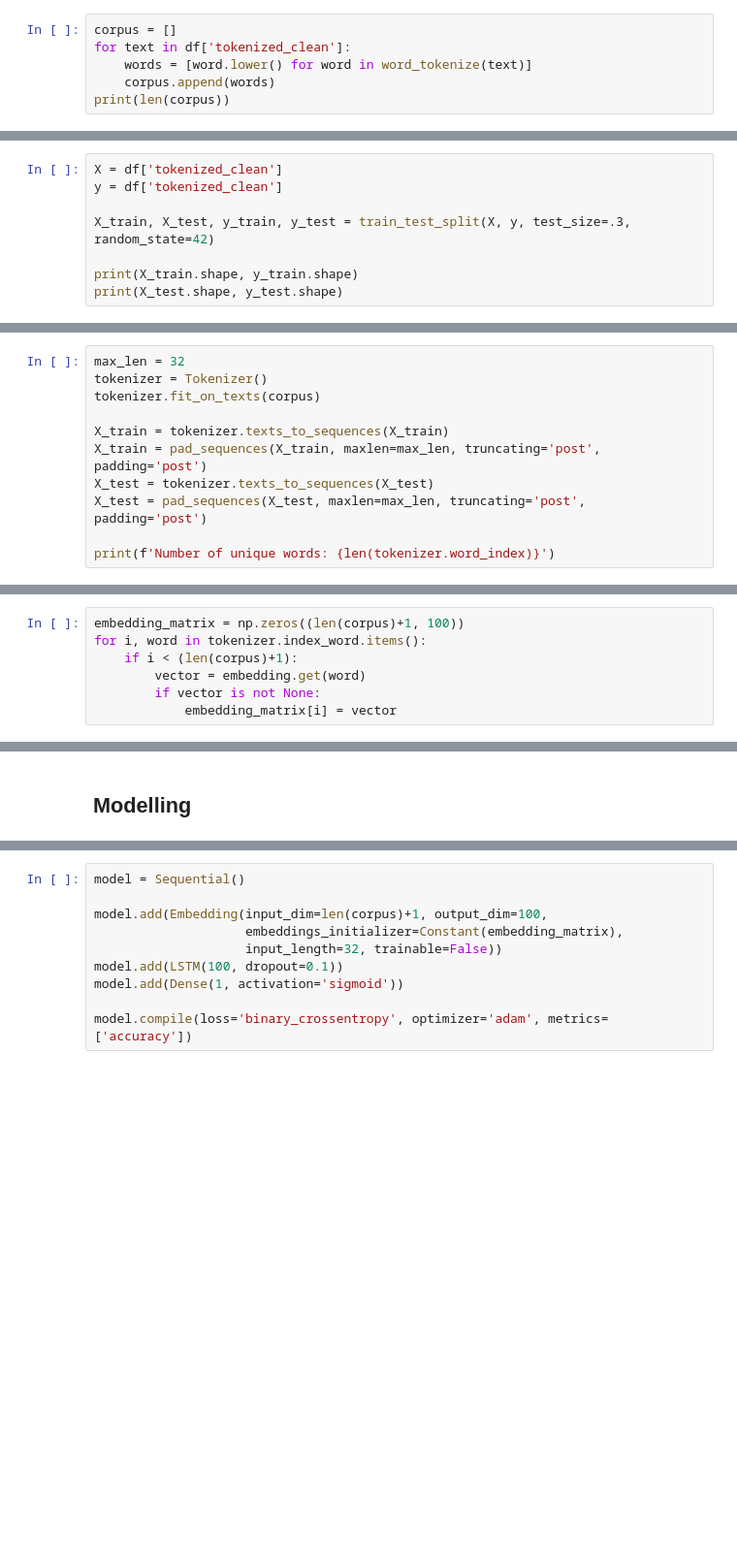
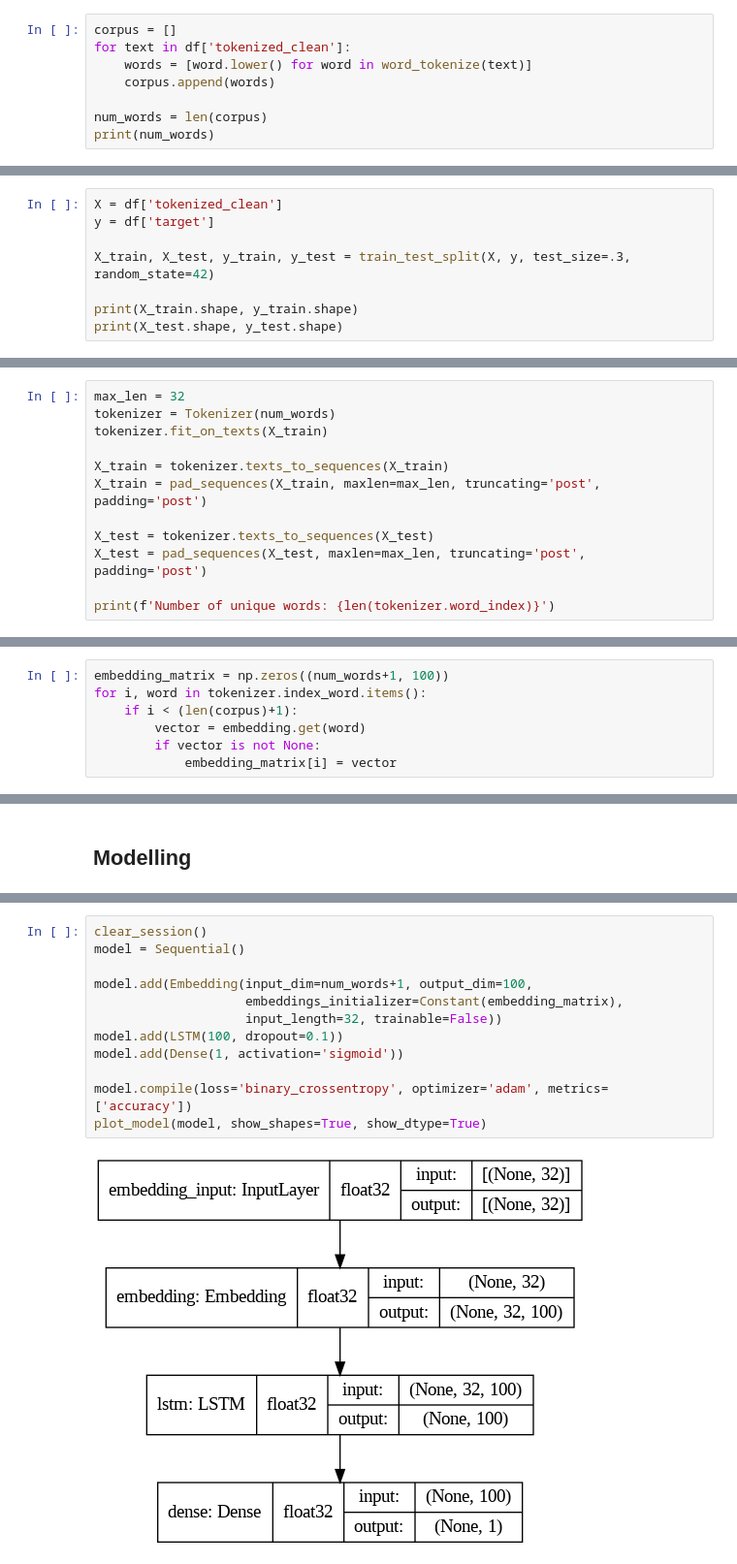
Before and after one commit to akokaz1/nlp_disaster_prediction, a Jupyter notebook: notebooks/scripts/first_attempt.ipynb, the cells around one changed output, grey strips where cells are left out. Shown: that part at 97% size. Drawn from its saved outputs; the diff is of its cells as text; blank space fills up the shorter version.

Commit message:
Working NN model, will refine changes later to clean up pipeline

```diff
--- a/notebooks/scripts/first_attempt.ipynb
+++ b/notebooks/scripts/first_attempt.ipynb
@@ -195,12 +179,14 @@ corpus = []
 for text in df['tokenized_clean']:
     words = [word.lower() for word in word_tokenize(text)]
     corpus.append(words)
-print(len(corpus))
+
+num_words = len(corpus)
+print(num_words)
 # %% [output]
 7613
 # %%
 X = df['tokenized_clean']
-y = df['tokenized_clean']
+y = df['target']
 
 X_train, X_test, y_train, y_test = train_test_split(X, y, test_size=.3, random_state=42)
 
@@ -212,10 +202,11 @@ print(X_test.shape, y_test.shape)
 # %%
 max_len = 32
-tokenizer = Tokenizer()
-tokenizer.fit_on_texts(corpus)
+tokenizer = Tokenizer(num_words)
+tokenizer.fit_on_texts(X_train)
 
 X_train = tokenizer.texts_to_sequences(X_train)
 X_train = pad_sequences(X_train, maxlen=max_len, truncating='post', padding='post')
+
 X_test = tokenizer.texts_to_sequences(X_test)
 X_test = pad_sequences(X_test, maxlen=max_len, truncating='post', padding='post')
 
@@ -239,5 +236,5 @@ print(f"Number of words in embedding file: {len(embedding)}")
 # %%
-embedding_matrix = np.zeros((len(corpus)+1, 100))
+embedding_matrix = np.zeros((num_words+1, 100))
 for i, word in tokenizer.index_word.items():
     if i < (len(corpus)+1):
         vector = embedding.get(word)
@@ -262,10 +259,14 @@ embedding_matrix.shape
 # %%
+clear_session()
 model = Sequential()
 
-model.add(Embedding(input_dim=len(corpus)+1, output_dim=100,
+model.add(Embedding(input_dim=num_words+1, output_dim=100,
                     embeddings_initializer=Constant(embedding_matrix),
                     input_length=32, trainable=False))
 model.add(LSTM(100, dropout=0.1))
 model.add(Dense(1, activation='sigmoid'))
 
 model.compile(loss='binary_crossentropy', optimizer='adam', metrics=['accuracy'])
+plot_model(model, show_shapes=True, show_dtype=True)
+# %% [output]
+[figure, added]
```
Also changed, not shown: parts of 29 cells of this notebook, 2 other files.
